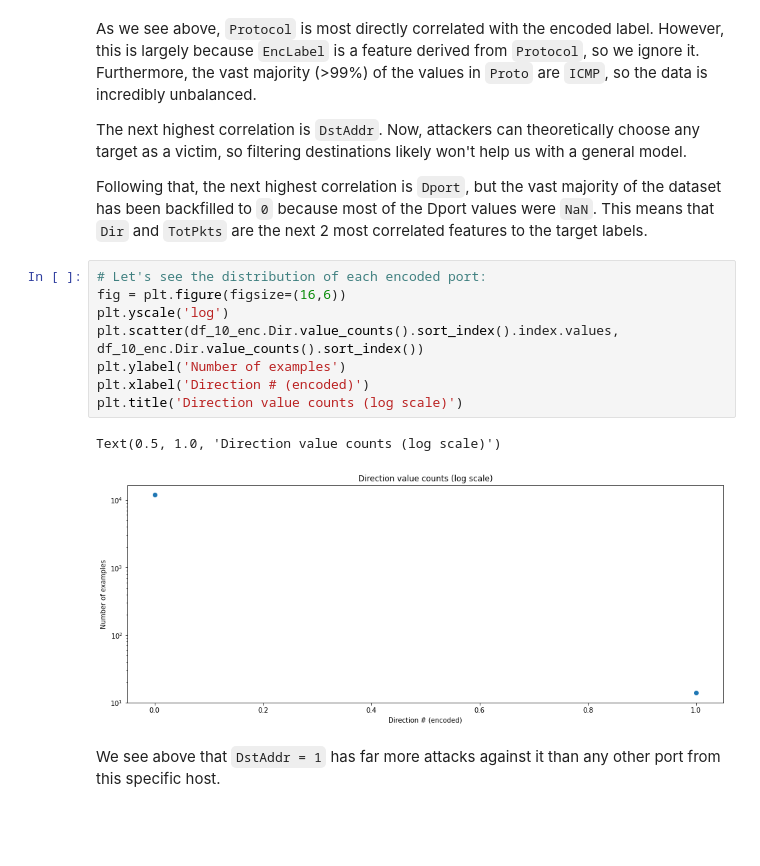
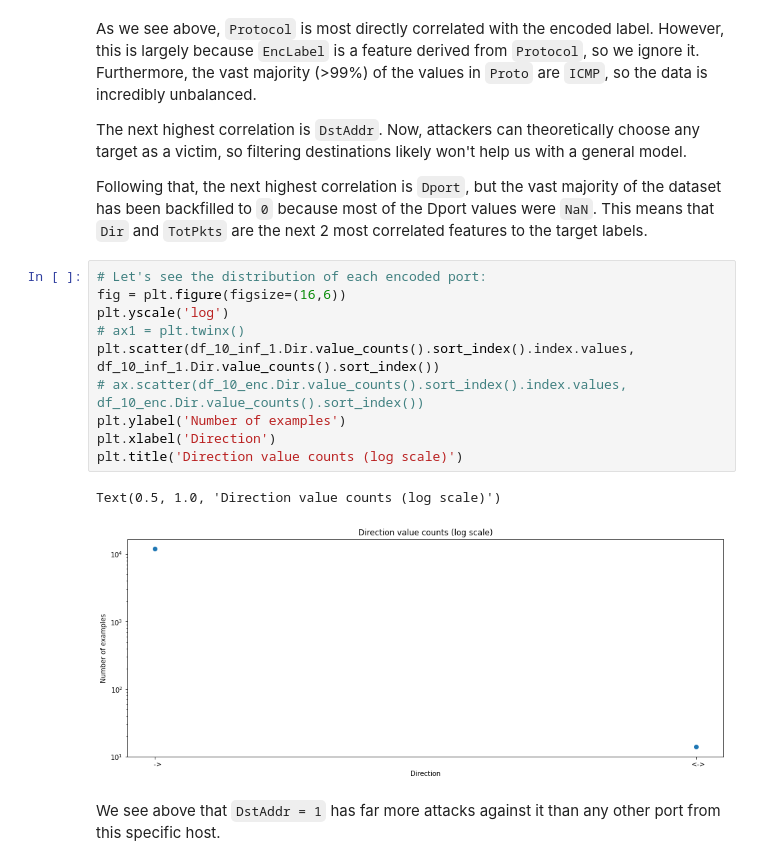
Before and after one commit to awrgold/cyber_data_analytics, a Jupyter notebook: Lab3_v3.ipynb, the cells around one changed output. Cells and saved outputs as stored; diff of their text form; blank space fills up the shorter version.

```diff
--- a/Lab3_v3.ipynb
+++ b/Lab3_v3.ipynb
@@ -348,14 +346,16 @@ Following that, the next highest correlation is `Dport`, but the vast majority o
 # %%
 # Let's see the distribution of each encoded port:
 fig = plt.figure(figsize=(16,6))
 plt.yscale('log')
-plt.scatter(df_10_enc.Dir.value_counts().sort_index().index.values, df_10_enc.Dir.value_counts().sort_index())
+# ax1 = plt.twinx()
+plt.scatter(df_10_inf_1.Dir.value_counts().sort_index().index.values, df_10_inf_1.Dir.value_counts().sort_index())
+# ax.scatter(df_10_enc.Dir.value_counts().sort_index().index.values, df_10_enc.Dir.value_counts().sort_index())
 plt.ylabel('Number of examples')
-plt.xlabel('Direction # (encoded)')
+plt.xlabel('Direction')
 plt.title('Direction value counts (log scale)')
 # %% [output]
 Text(0.5, 1.0, 'Direction value counts (log scale)')
-[figure, old version]
+[figure, new version]
 # %% [markdown]
 We see above that `DstAddr = 1` has far more attacks against it than any other port from this specific host.
 # %%
```
Also changed, not shown: parts of 24 cells of this notebook.
